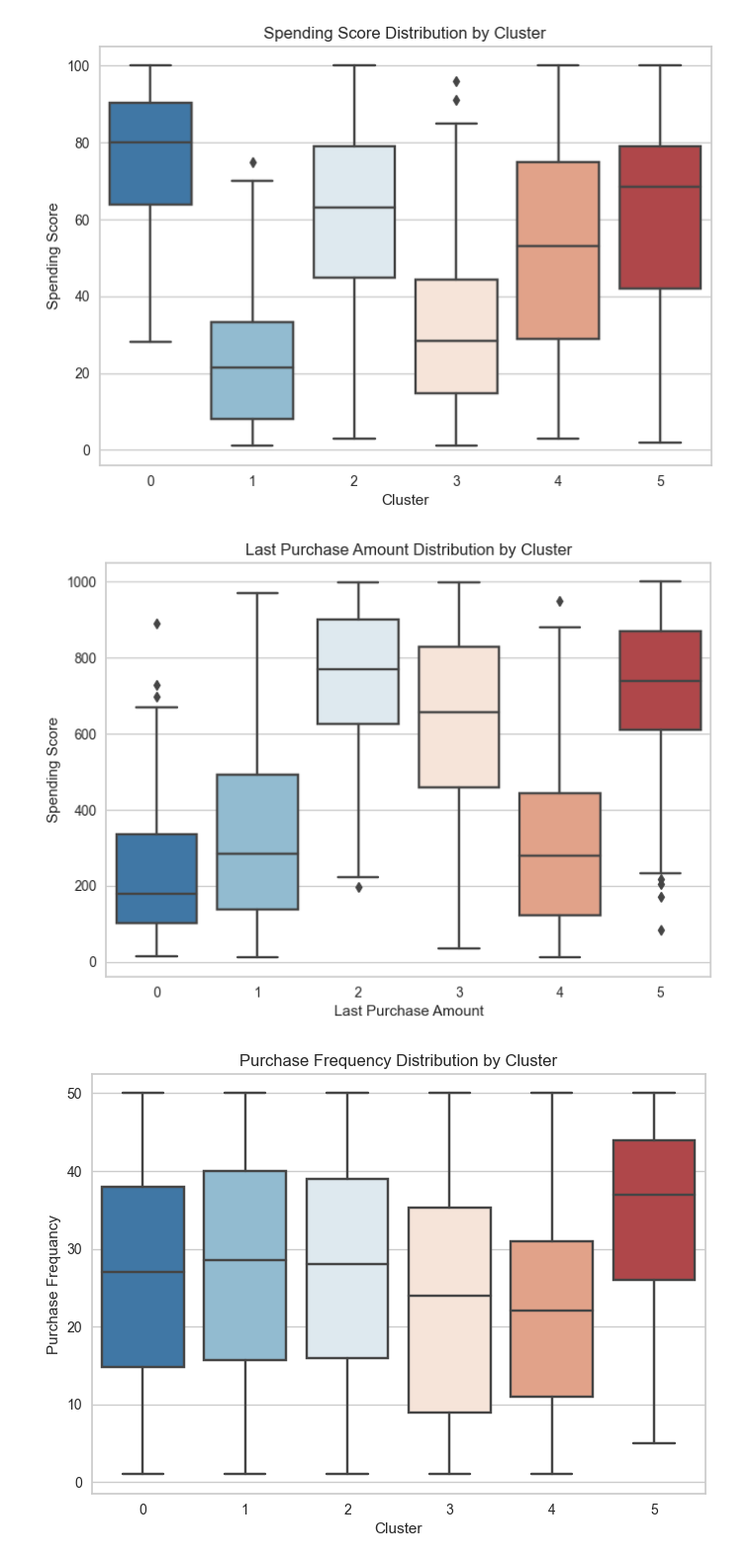
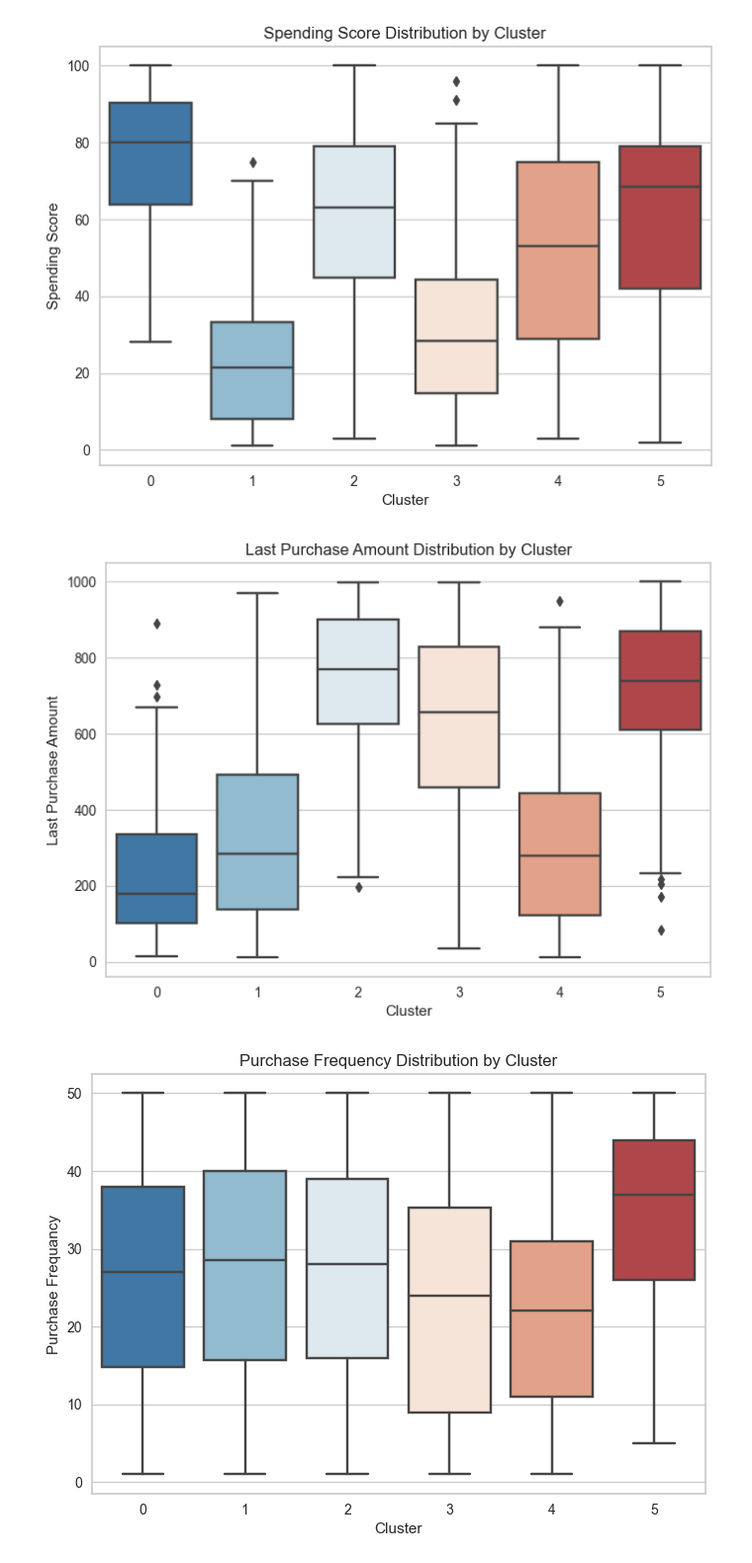
Before and after one commit to AThompson04/customer-segmentation, a Jupyter notebook: notebooks/model.ipynb, the cells around one changed output. Shown: that part at 99% size. Saved outputs shown, nothing was run; the diff lists cells and outputs as text; code cells hidden in the pictures.

Commit message:
Readme and other graph and notebook updates

```diff
--- a/notebooks/model.ipynb
+++ b/notebooks/model.ipynb
@@ -273,9 +273,9 @@ c.set(xlabel='Cluster', ylabel='Spending Score', title='Spending Score Distribut
 c.figure.savefig("../assets/spend_score_dist.png", dpi=300, bbox_inches='tight')
 # %%
 d = sns.boxplot(data=df_seg, x='cluster', y='last_purchase_amount')
-d.set(xlabel='Last Purchase Amount', ylabel='Spending Score', title='Last Purchase Amount Distribution by Cluster');
+d.set(ylabel='Last Purchase Amount', xlabel='Cluster', title='Last Purchase Amount Distribution by Cluster');
 # %% [output]
-[figure, old version]
+[figure, new version]
 # %%
 d.figure.savefig("../assets/last_pur_amnt.png", dpi=300, bbox_inches='tight')
 # %%
```
Also changed, not shown: parts of 10 cells of this notebook, 4 other files.
